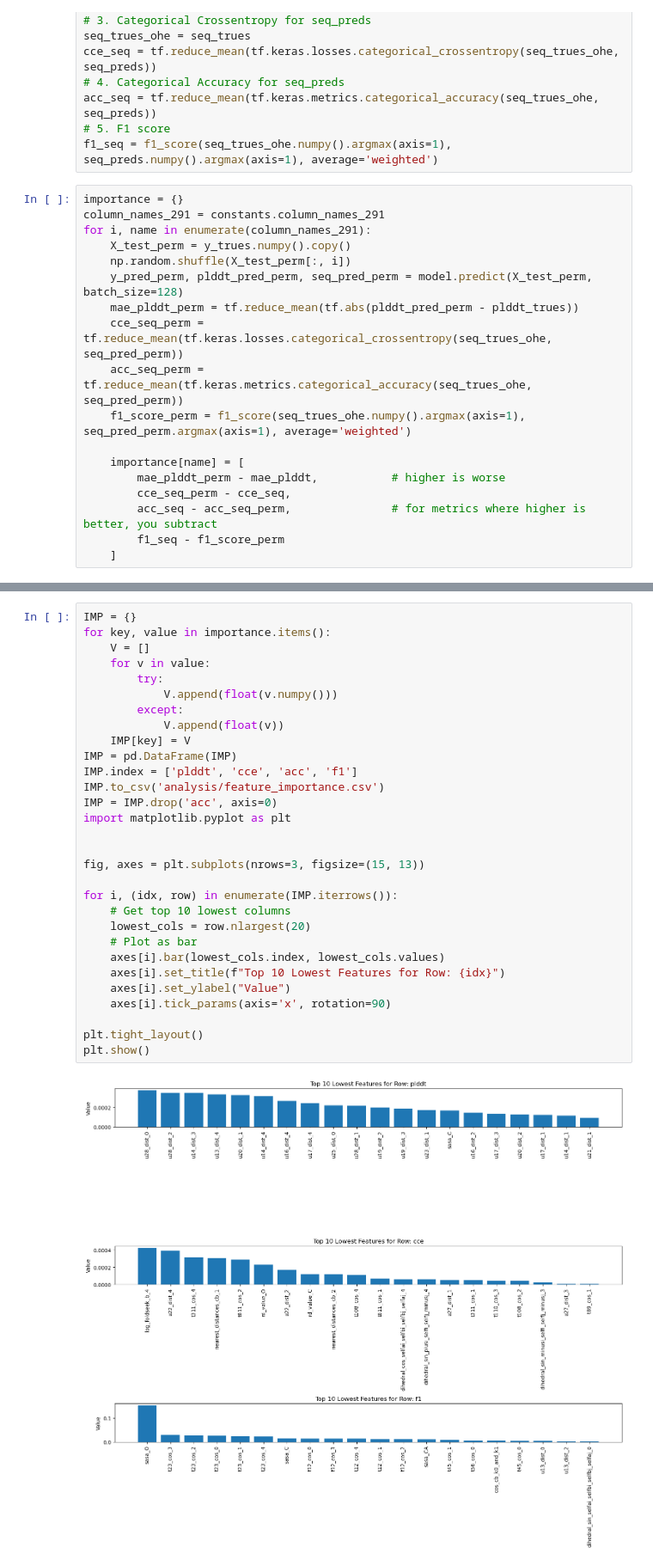
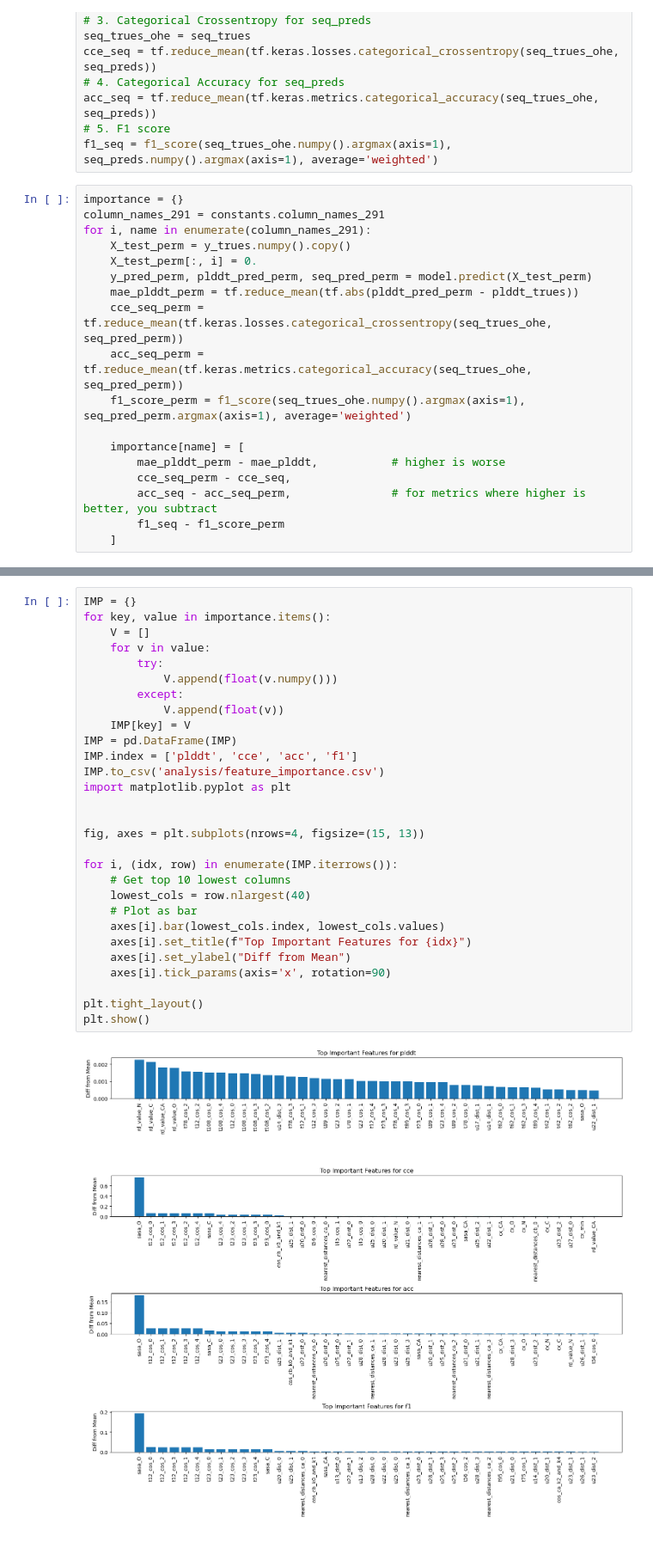
Before and after one commit to AmirAsgary/Bind, a Jupyter notebook: test.ipynb, the cells around one changed output, grey strips where cells are left out. Shown at 86% size. Drawn from its saved outputs; the diff is of its cells as text.

```diff
--- a/test.ipynb
+++ b/test.ipynb
@@ -1540,8 +1541,8 @@ importance = {}
 column_names_291 = constants.column_names_291
 for i, name in enumerate(column_names_291):
     X_test_perm = y_trues.numpy().copy()
-    np.random.shuffle(X_test_perm[:, i])
-    y_pred_perm, plddt_pred_perm, seq_pred_perm = model.predict(X_test_perm, batch_size=128)
+    X_test_perm[:, i] = 0.
+    y_pred_perm, plddt_pred_perm, seq_pred_perm = model.predict(X_test_perm)
     mae_plddt_perm = tf.reduce_mean(tf.abs(plddt_pred_perm - plddt_trues))
     cce_seq_perm = tf.reduce_mean(tf.keras.losses.categorical_crossentropy(seq_trues_ohe, seq_pred_perm))
     acc_seq_perm = tf.reduce_mean(tf.keras.metrics.categorical_accuracy(seq_trues_ohe, seq_pred_perm))
@@ -1556,35 +1575,34 @@ for i, name in enumerate(column_names_291):
 # %%
 IMP = {}
 for key, value in importance.items():
     V = []
     for v in value:
         try:
             V.append(float(v.numpy()))
         except:
             V.append(float(v))
     IMP[key] = V
 IMP = pd.DataFrame(IMP)
 IMP.index = ['plddt', 'cce', 'acc', 'f1']
 IMP.to_csv('analysis/feature_importance.csv')
-IMP = IMP.drop('acc', axis=0)
 import matplotlib.pyplot as plt
 
 
-fig, axes = plt.subplots(nrows=3, figsize=(15, 13))
+fig, axes = plt.subplots(nrows=4, figsize=(15, 13))
 
 for i, (idx, row) in enumerate(IMP.iterrows()):
     # Get top 10 lowest columns
-    lowest_cols = row.nlargest(20)
+    lowest_cols = row.nlargest(40)
     # Plot as bar
     axes[i].bar(lowest_cols.index, lowest_cols.values)
-    axes[i].set_title(f"Top 10 Lowest Features for Row: {idx}")
-    axes[i].set_ylabel("Value")
+    axes[i].set_title(f"Top Important Features for {idx}")
+    axes[i].set_ylabel("Diff from Mean")
     axes[i].tick_params(axis='x', rotation=90)
 
 plt.tight_layout()
 plt.show()
 # %% [output]
-[figure, old version]
+[figure, new version]
 # %%
 import shap
 import numpy as np
```
Also changed, not shown: parts of 6 cells of this notebook, 2 other files.
